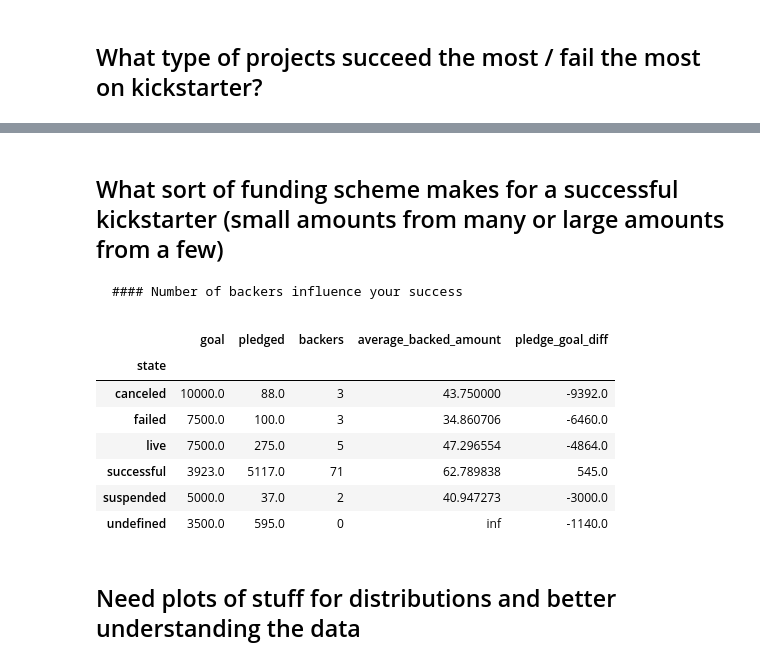
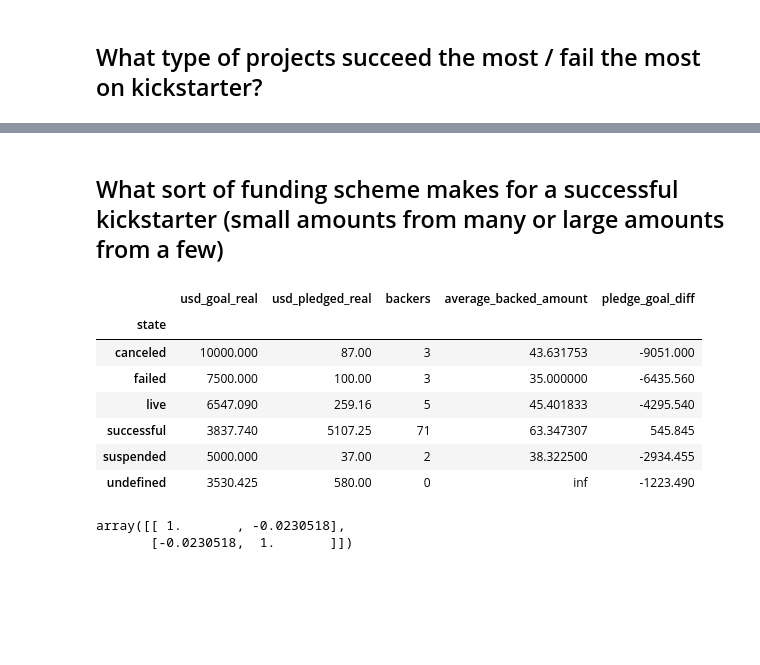
Before and after one commit to hannah-ross/dataforgood, a Jupyter notebook: Final Project 131 James.ipynb, the cells around one changed output, grey strips where cells are left out. Drawn from its saved outputs; the diff is of its cells as text; code cells hidden in the pictures; blank space fills up the shorter version.

```diff
--- a/Final Project 131 James.ipynb
+++ b/Final Project 131 James.ipynb
@@ -363,17 +487,17 @@ Name: state, dtype: int64
 # %%
 # Name Length
-ks["name_length"] = ks['name'].str.len()
-ks["name_length"].mean()
-ks["name_length"].median()
+#ks["name_length"] = ks['name'].str.len()
+#ks["name_length"].mean()
+#ks["name_length"].median()
 
-pd.DataFrame(ks.groupby(["state"]).name_length.mean())
+#pd.DataFrame(ks.groupby(["state"]).name_length.mean())
 
 # Word Count
-title_words = ks['name'].str.split()
-ks["title_word_count"] = title_words.str.len()
-ks["title_word_count"].mean()
-ks["title_word_count"].median()
-pd.DataFrame(ks.groupby(["state"]).title_word_count.mean())
+#title_words = ks['name'].str.split()
+#ks["title_word_count"] = title_words.str.len()
+#ks["title_word_count"].mean()
+#ks["title_word_count"].median()
+#pd.DataFrame(ks.groupby(["state"]).title_word_count.mean())
 
 #title_words
 
@@ -390,26 +505,39 @@ pd.DataFrame(ks.groupby(["state"]).title_word_count.mean())
 # %% [markdown]
 ## What sort of funding scheme makes for a successful kickstarter (small amounts from many or large amounts from a few)
-    #### Number of backers influence your success
 # %%
-ks["average_backed_amount"] = (ks.pledged / ks.backers)
-ks["pledge_goal_diff"] = (ks.pledged - ks.goal) # by how much are failing kickstarters missing their goals
+ks["average_backed_amount"] = (ks.usd_pledged_real / ks.backers)
+ks["pledge_goal_diff"] = (ks.usd_pledged_real - ks.usd_goal_real) # by how much are failing kickstarters missing their goals
 
-ks.groupby(["state"])["goal", "pledged","backers","average_backed_amount","pledge_goal_diff"].mean()
-ks.groupby(["state"])["goal", "pledged","backers","average_backed_amount","pledge_goal_diff"].median()
+# means
+ks.groupby(["state"])["usd_goal_real", "usd_pledged_real","backers","average_backed_amount","pledge_goal_diff"].mean()
+#medians <- use this one
+ks.groupby(["state"])["usd_goal_real", "usd_pledged_real","backers","average_backed_amount","pledge_goal_diff"].median()
     # successful kickstarters have...
-        # MANY more backers than any other
-        # smaller goal than failed brojects by $3500
-
-#success_ks = ks[ks.state == "successful"]
-#success_ks
+        # MANY backers
+        # smaller goal than failed projects by over $3500
+        # usually are good enough to make over goal, typically because of demand for product
+    # canceled and suspended projects have high goals that get no traction and can't continue
+    # failed projects are similar to canceled projects but have smaller goals and slightly more pledged
 # %% [output]
-|  | goal | pledged | backers | average_backed_amount | pledge_goal_diff |
+|  | usd_goal_real | usd_pledged_real | backers | average_backed_amount | pledge_goal_diff |
 | state |  |  |  |  |  |
-| canceled | 10000.0 | 88.0 | 3 | 43.750000 | -9392.0 |
-| failed | 7500.0 | 100.0 | 3 | 34.860706 | -6460.0 |
-| live | 7500.0 | 275.0 | 5 | 47.296554 | -4864.0 |
-| successful | 3923.0 | 5117.0 | 71 | 62.789838 | 545.0 |
-| suspended | 5000.0 | 37.0 | 2 | 40.947273 | -3000.0 |
-| undefined | 3500.0 | 595.0 | 0 | inf | -1140.0 |
+| canceled | 10000.000 | 87.00 | 3 | 43.631753 | -9051.000 |
+| failed | 7500.000 | 100.00 | 3 | 35.000000 | -6435.560 |
+| live | 6547.090 | 259.16 | 5 | 45.401833 | -4295.540 |
+| successful | 3837.740 | 5107.25 | 71 | 63.347307 | 545.845 |
+| suspended | 5000.000 | 37.00 | 2 | 38.322500 | -2934.455 |
+| undefined | 3530.425 | 580.00 | 0 | inf | -1223.490 |
-# %% [markdown]
-## Need plots of stuff for distributions and better understanding the data
+# %%
+ks["success"] = np.where(ks['state'] == 'successful', True, False)
+success = pd.to_numeric(ks["success"])
+num_backers = pd.to_numeric(ks['backers'])
+
+backers_corr = np.corrcoef(num_backers, success)
+backers_corr # not the best predictor of success but still decent
+
+usd_goal_real = pd.to_numeric(ks["usd_goal_real"])
+goal_corr = np.corrcoef(usd_goal_real, success)
+goal_corr # not good indicator of success in these confines
+# %% [output]
+array([[ 1.       , -0.0230518],
+       [-0.0230518,  1.       ]])
```
Also changed, not shown: parts of 25 cells of this notebook.
